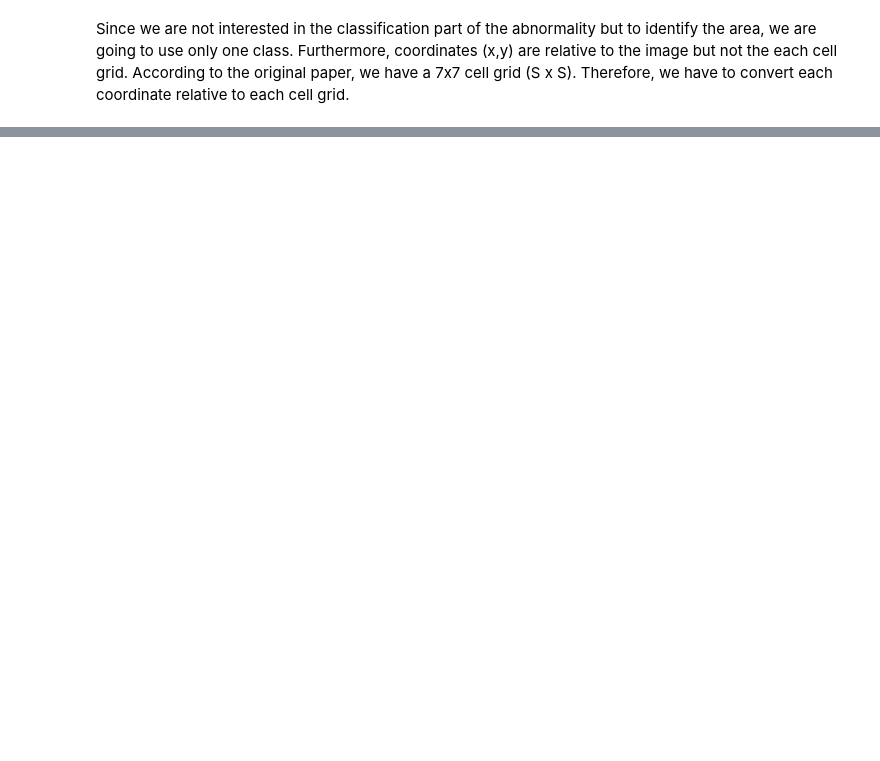
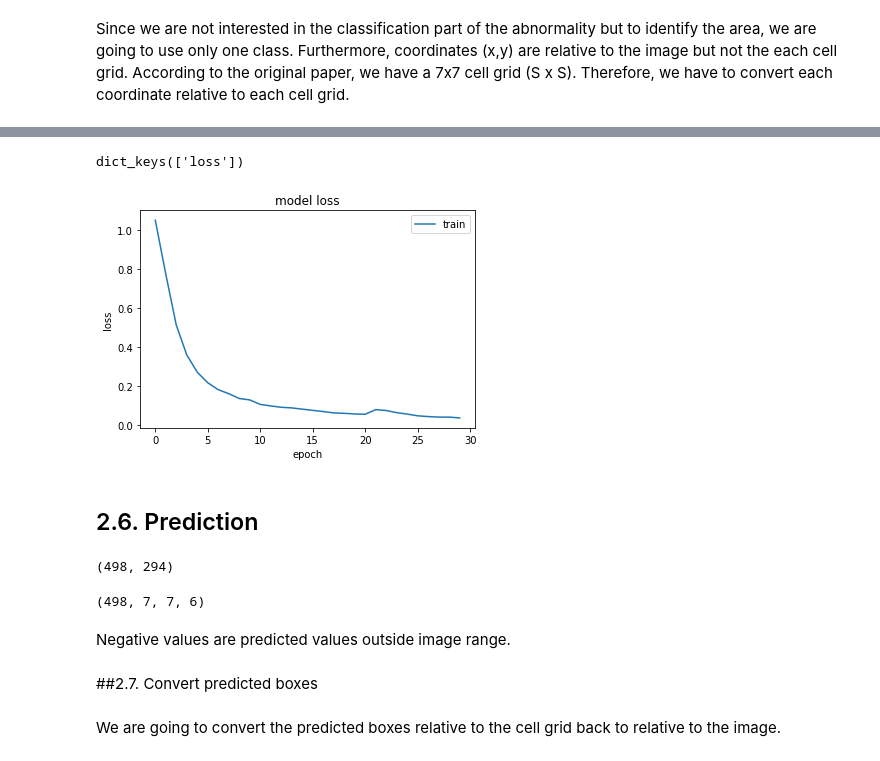
Before and after one commit to cfont03/Anomaly-breast-cancer-detection, a Jupyter notebook: train/2. YOLO.ipynb, the cells around one changed output, grey strips where cells are left out. Saved outputs shown, nothing was run; the diff lists cells and outputs as text; code cells hidden in the pictures; blank space fills up the shorter version.

```diff
--- a/train/2. YOLO.ipynb
+++ b/train/2. YOLO.ipynb
@@ -1352,0 +383,2 @@ np.save('/content/archive/feature_map_yolo_train', feature_map_yolo) # save file
+# %%
+img_list, cell_list = coord_cells(train_re1) # apply to our df
@@ -1352,0 +658,4 @@ np.save('/content/archive/feature_map_yolo_train', feature_map_yolo) # save file
+# %%
+optimizer = Adam(learning_rate = 1e-5)
+model_yolo.compile(loss=yolo_sse, optimizer=optimizer, run_eagerly=True)
+model_hist = model_yolo.fit([train_images, cell_list], cell_list, epochs = 30) # cell list is y_true
@@ -1352,0 +684,37 @@ np.save('/content/archive/feature_map_yolo_train', feature_map_yolo) # save file
+# %%
+print(model_hist.history.keys())
+# %% [output]
+dict_keys(['loss'])
+# %%
+plt.plot(model_hist.history['loss'])
+plt.title('model loss')
+plt.ylabel('loss')
+plt.xlabel('epoch')
+plt.legend(['train'], loc='upper right')
+plt.show()
+# %% [output]
+[figure, added]
+# %% [markdown]
+## 2.6. Prediction
+# %%
+# get the predicted boxes relative to the grid cell
+y_pred = model_yolo.predict([train_images, cell_list])
+
+# check output shape
+print(y_pred.shape)
+# %% [output]
+(498, 294)
+# %%
+# reshape to S * S * (B * 5 + C)
+S = 7
+B = C = 1
+y_pred = y_pred.reshape(-1, S, S, B * 5 + C)
+print(y_pred.shape)
+# %% [output]
+(498, 7, 7, 6)
+# %% [markdown]
+Negative values are predicted values outside image range.
+# %% [markdown]
+##2.7. Convert predicted boxes
+# %% [markdown]
+We are going to convert the predicted boxes relative to the cell grid back to relative to the image.
```
Also changed, not shown: parts of 102 cells of this notebook.
